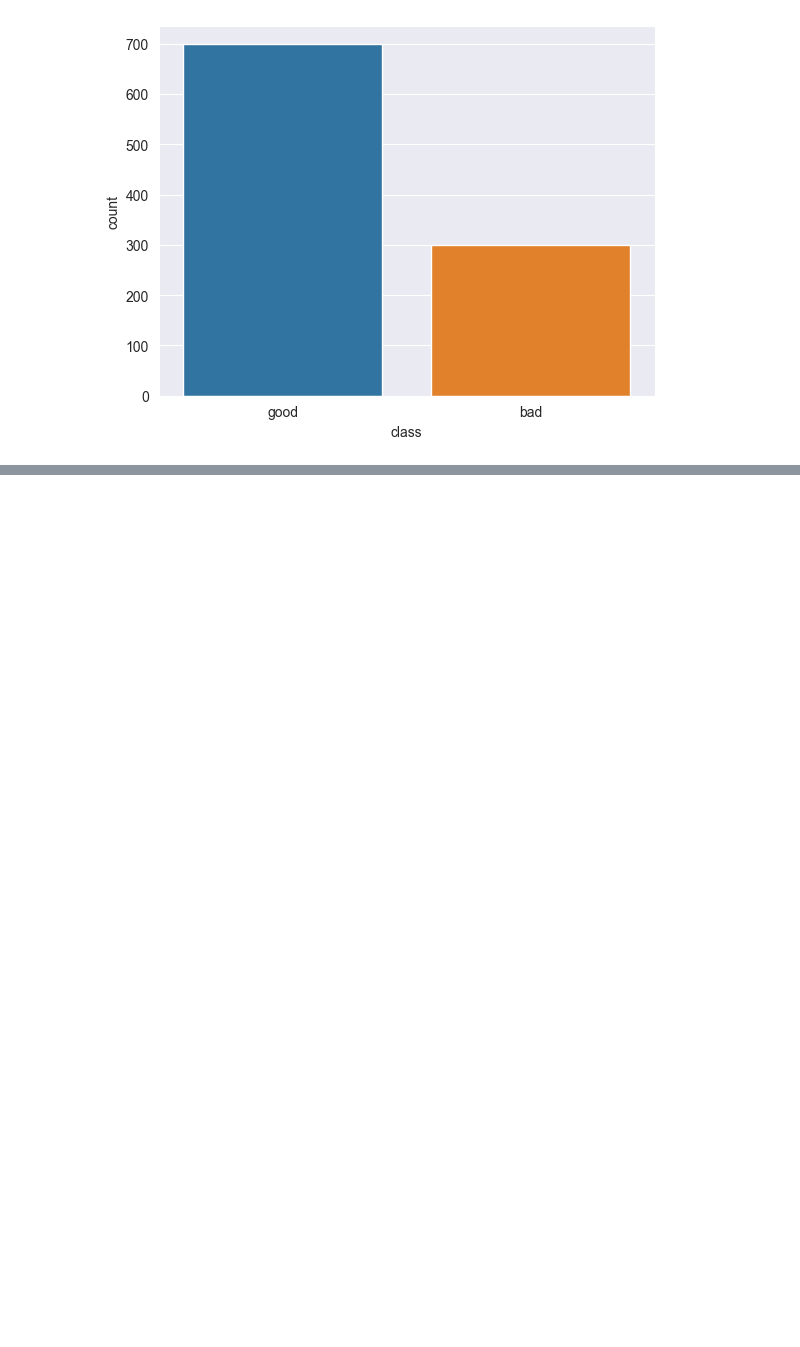
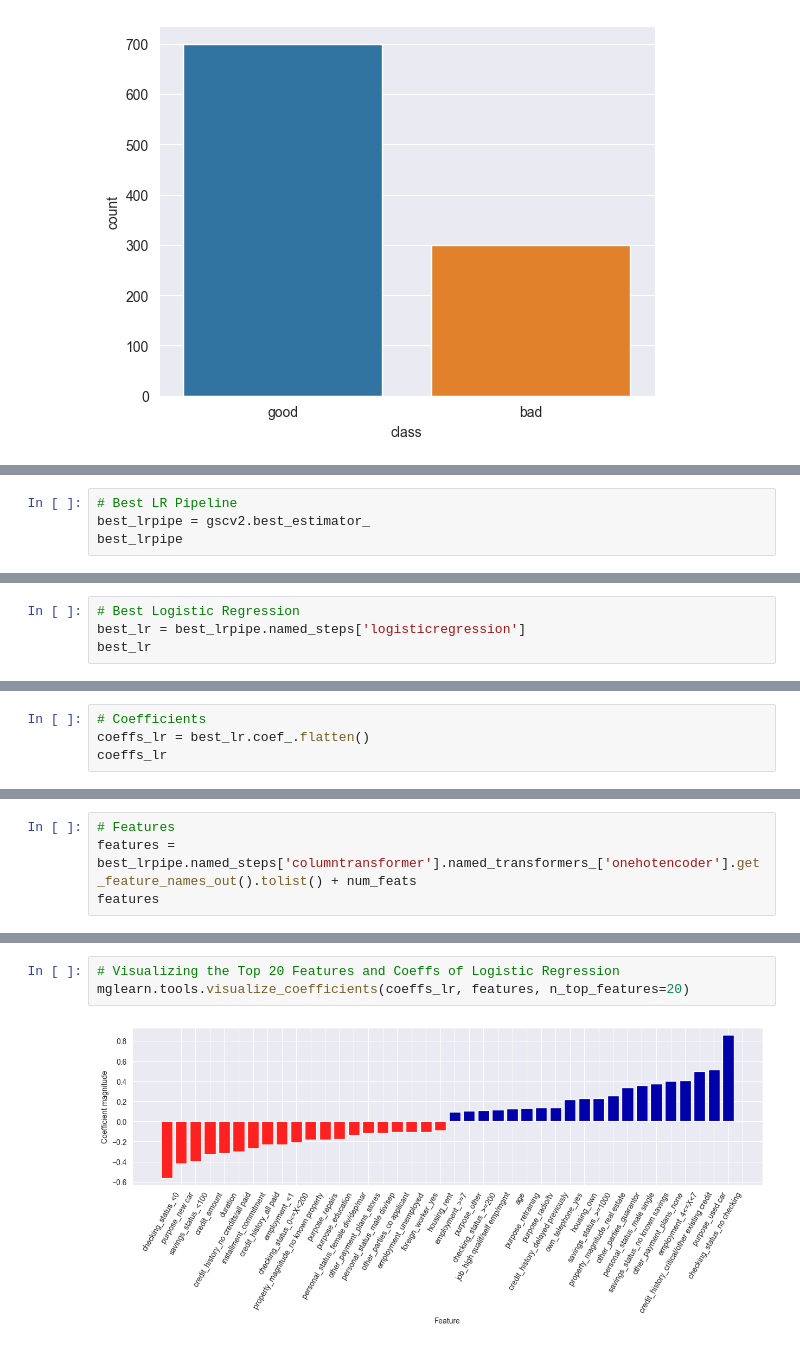
Before and after one commit to harshalk612/ML-Assigment, a Jupyter notebook: Advanced HW/hw2/hw2.ipynb, the cells around one changed output, grey strips where cells are left out. Cells and saved outputs as stored; diff of their text form; blank space fills up the shorter version.

```diff
--- a/Advanced HW/hw2/hw2.ipynb
+++ b/Advanced HW/hw2/hw2.ipynb
@@ -156,0 +709,4 @@ sns.countplot(data=df_credits, x='class')
+# %%
+# Best LR Pipeline
+best_lrpipe = gscv2.best_estimator_
+best_lrpipe
@@ -156,0 +731,4 @@ sns.countplot(data=df_credits, x='class')
+# %%
+# Best Logistic Regression
+best_lr = best_lrpipe.named_steps['logisticregression']
+best_lr
@@ -156,0 +737,4 @@ sns.countplot(data=df_credits, x='class')
+# %%
+# Coefficients
+coeffs_lr = best_lr.coef_.flatten()
+coeffs_lr
@@ -156,0 +754,4 @@ sns.countplot(data=df_credits, x='class')
+# %%
+# Features
+features = best_lrpipe.named_steps['columntransformer'].named_transformers_['onehotencoder'].get_feature_names_out().tolist() + num_feats
+features
@@ -156,0 +776,5 @@ sns.countplot(data=df_credits, x='class')
+# %%
+# Visualizing the Top 20 Features and Coeffs of Logistic Regression
+mglearn.tools.visualize_coefficients(coeffs_lr, features, n_top_features=20)
+# %% [output]
+[figure, added]
```
Also changed, not shown: parts of 84 cells of this notebook, 2 other files.
